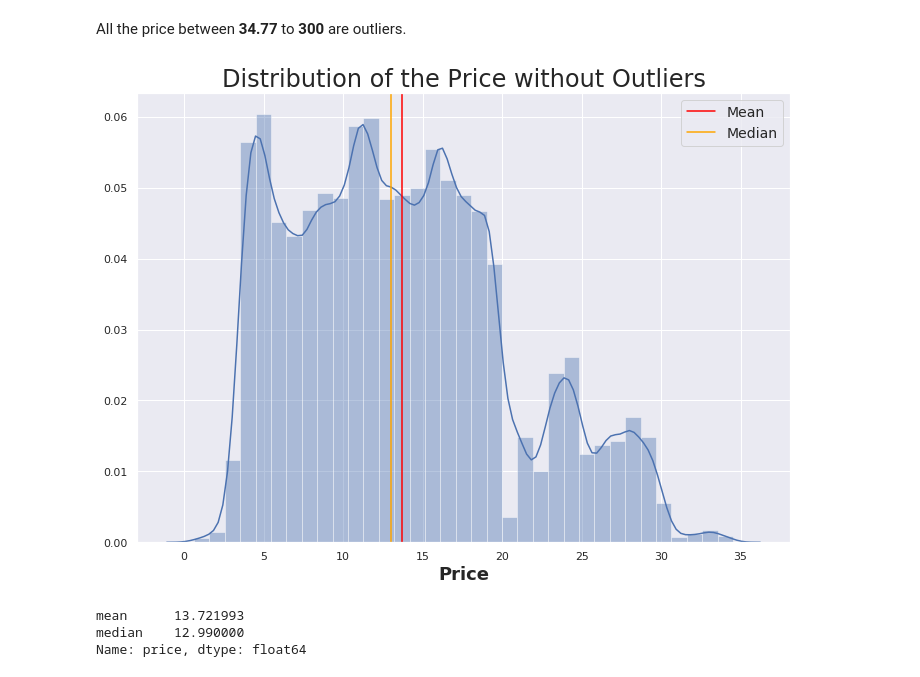
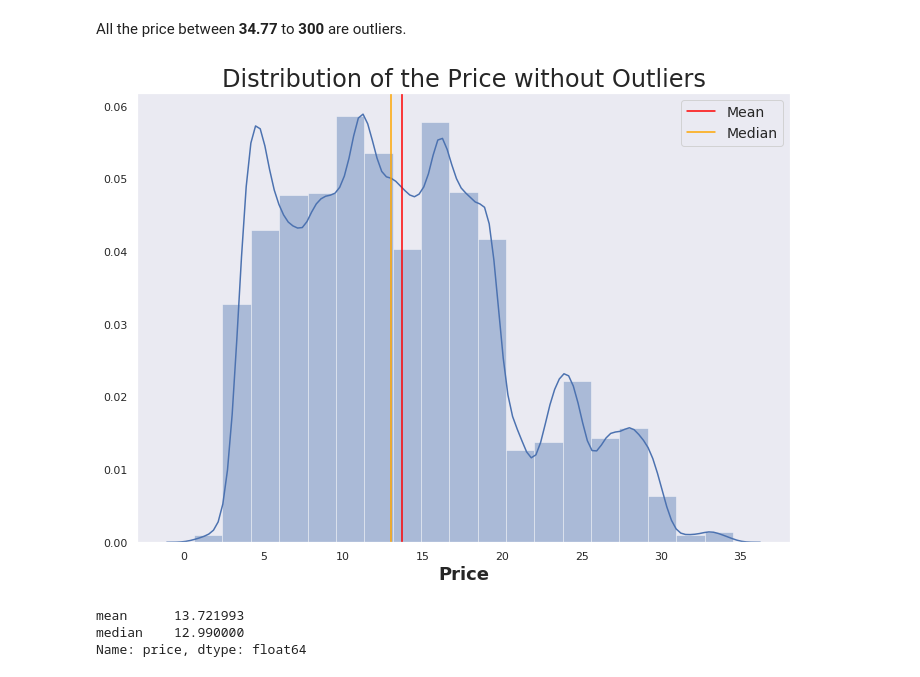
Before and after one commit to furawa/OC_data_analyst_projects, a Jupyter notebook: 02_analyze_company_sales/analyze_company_sales.ipynb, the cells around one changed output. Cells and saved outputs as stored; diff of their text form; code cells hidden in the pictures.

Commit message:
refactor Use the optimal number of bins

```diff
--- a/02_analyze_company_sales/analyze_company_sales.ipynb
+++ b/02_analyze_company_sales/analyze_company_sales.ipynb
@@ -9,10 +9,9 @@ import seaborn as sns
 import datetime
 import scipy.stats as sci
 %matplotlib inline
-sns.set_style("darkgrid")
 sns.set_palette("colorblind")
 sns.set_context("talk")
-sns.set(rc={'figure.figsize':(11.7,8.27)})
+sns.set(style = "dark", rc={'figure.figsize':(11.7,8.27)})
 # %% [markdown]
 ## Reading All Files
 # %%
@@ -474,16 +473,17 @@ Name: price, Length: 20423, dtype: float64
 # %% [markdown]
 All the price between **34.77** to **300** are outliers.
 # %%
-# Boxplot of the outliers values
-sales_clean_no_outliers = sales_clean[sales_clean.price < outliers]
-sns.distplot(sales_clean_no_outliers.price, bins = 35)
-plt.axvline(sales_clean_no_outliers.price.mean(), color = "red")
-plt.axvline(sales_clean_no_outliers.price.median(), color = "orange")
+# Boxplot of the non outliers values
+sales_clean_no_outliers = sales_clean[sales_clean.price < outliers] # Compute the dataframe of the non outliers
+bins = int(1 + np.log2(sales_clean_no_outliers.shape[0])) # Optimal number of bins
+sns.distplot(sales_clean_no_outliers.price, bins = bins) # Distribution plot of the non outliers values
+plt.axvline(sales_clean_no_outliers.price.mean(), color = "red") # Plot vertical line of the mean
+plt.axvline(sales_clean_no_outliers.price.median(), color = "orange") # Plot the vertical line of the median
 plt.legend(["Mean", "Median"], fontsize = 14)
 plt.title("Distribution of the Price without Outliers", fontsize = 24)
 plt.xlabel("Price", fontsize = 18, fontweight = "bold");
 # %% [output]
-[figure, old version]
+[figure, new version]
 # %%
 sales_clean_no_outliers.price.agg([np.mean, np.median])
 # %% [output]
```
Also changed, not shown: parts of 1 cell of this notebook.
